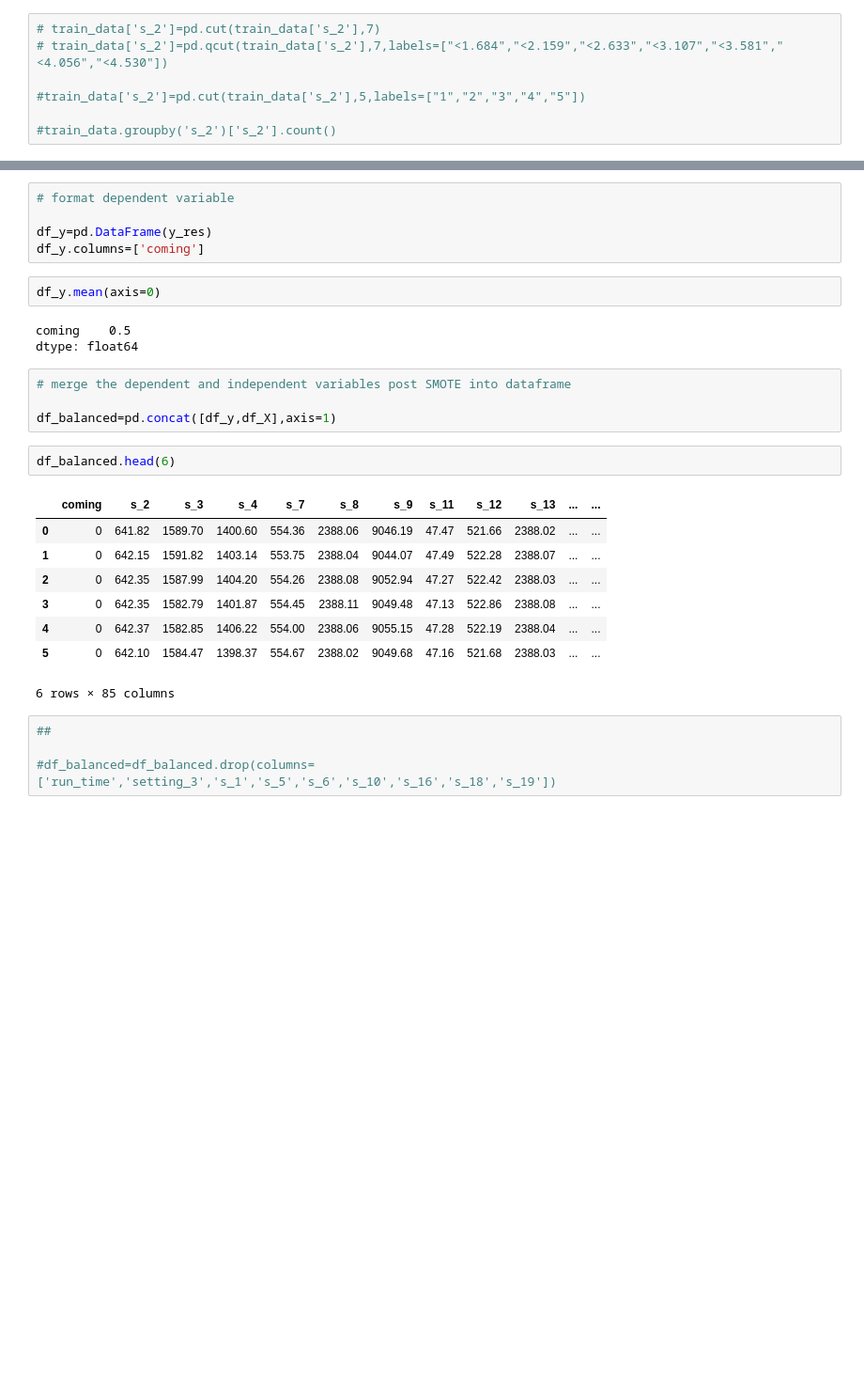
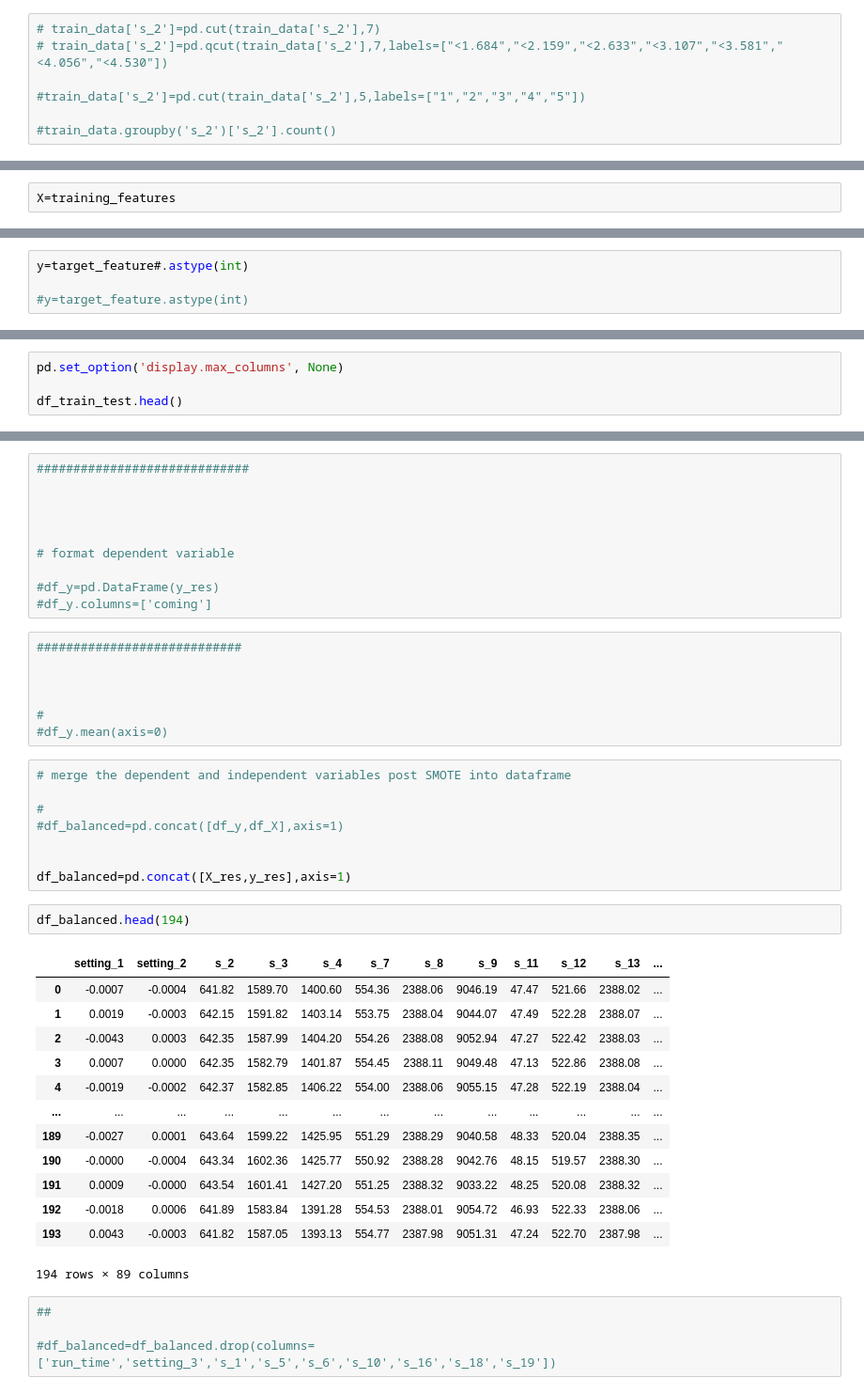
Before and after one commit to johnhhu2020/XGBoost-in-Predictive-Maintenance, a Jupyter notebook: XX%_PaperCO_MachineLearning (copy).ipynb, the cells around one changed output, grey strips where cells are left out. Shown at 94% size. Cells and saved outputs as stored; diff of their text form; blank space fills up the shorter version.

```diff
--- a/XX%_PaperCO_MachineLearning (copy).ipynb
+++ b/XX%_PaperCO_MachineLearning (copy).ipynb
@@ -675,3 +591,5 @@ Length: 84, dtype: object
+# %%
+X=training_features
 # %%
 target_feature.dtypes
 # %% [output]
@@ -684,2 +598,6 @@ y=target_feature_2.astype(int)
+# %%
+y=target_feature#.astype(int)
+
+#y=target_feature.astype(int)
 # %%
 ##
@@ -699,0 +635,4 @@ df_train_test.shape
+# %%
+pd.set_option('display.max_columns', None)
+
+df_train_test.head()
@@ -764,28 +722,44 @@ df_X.columns = ['s_2','s_3','s_4','s_7','s_8','s_9','s_11','s_12','s_13','s_14',
 # %%
+#############################
+
+
+
+
 # format dependent variable
 
-df_y=pd.DataFrame(y_res)
-df_y.columns=['coming']
+#df_y=pd.DataFrame(y_res)
+#df_y.columns=['coming']
 # %%
-df_y.mean(axis=0)
+############################
+
+
+
+#
+#df_y.mean(axis=0)
-# %% [output]
-coming    0.5
-dtype: float64
 # %%
 # merge the dependent and independent variables post SMOTE into dataframe
 
-df_balanced=pd.concat([df_y,df_X],axis=1)
+#
+#df_balanced=pd.concat([df_y,df_X],axis=1)
+
+
+df_balanced=pd.concat([X_res,y_res],axis=1)
 # %%
-df_balanced.head(6)
+df_balanced.head(194)
 # %% [output]
-|  | coming | s_2 | s_3 | s_4 | s_7 | s_8 | s_9 | s_11 | s_12 | s_13 | ... | ... |
-| 0 | 0 | 641.82 | 1589.70 | 1400.60 | 554.36 | 2388.06 | 9046.19 | 47.47 | 521.66 | 2388.02 | ... | ... |
-| 1 | 0 | 642.15 | 1591.82 | 1403.14 | 553.75 | 2388.04 | 9044.07 | 47.49 | 522.28 | 2388.07 | ... | ... |
-| 2 | 0 | 642.35 | 1587.99 | 1404.20 | 554.26 | 2388.08 | 9052.94 | 47.27 | 522.42 | 2388.03 | ... | ... |
-| 3 | 0 | 642.35 | 1582.79 | 1401.87 | 554.45 | 2388.11 | 9049.48 | 47.13 | 522.86 | 2388.08 | ... | ... |
-| 4 | 0 | 642.37 | 1582.85 | 1406.22 | 554.00 | 2388.06 | 9055.15 | 47.28 | 522.19 | 2388.04 | ... | ... |
-| 5 | 0 | 642.10 | 1584.47 | 1398.37 | 554.67 | 2388.02 | 9049.68 | 47.16 | 521.68 | 2388.03 | ... | ... |
+|  | setting_1 | setting_2 | s_2 | s_3 | s_4 | s_7 | s_8 | s_9 | s_11 | s_12 | s_13 | ... |
+| 0 | -0.0007 | -0.0004 | 641.82 | 1589.70 | 1400.60 | 554.36 | 2388.06 | 9046.19 | 47.47 | 521.66 | 2388.02 | ... |
+| 1 | 0.0019 | -0.0003 | 642.15 | 1591.82 | 1403.14 | 553.75 | 2388.04 | 9044.07 | 47.49 | 522.28 | 2388.07 | ... |
+| 2 | -0.0043 | 0.0003 | 642.35 | 1587.99 | 1404.20 | 554.26 | 2388.08 | 9052.94 | 47.27 | 522.42 | 2388.03 | ... |
+| 3 | 0.0007 | 0.0000 | 642.35 | 1582.79 | 1401.87 | 554.45 | 2388.11 | 9049.48 | 47.13 | 522.86 | 2388.08 | ... |
+| 4 | -0.0019 | -0.0002 | 642.37 | 1582.85 | 1406.22 | 554.00 | 2388.06 | 9055.15 | 47.28 | 522.19 | 2388.04 | ... |
+| ... | ... | ... | ... | ... | ... | ... | ... | ... | ... | ... | ... | ... |
+| 189 | -0.0027 | 0.0001 | 643.64 | 1599.22 | 1425.95 | 551.29 | 2388.29 | 9040.58 | 48.33 | 520.04 | 2388.35 | ... |
+| 190 | -0.0000 | -0.0004 | 643.34 | 1602.36 | 1425.77 | 550.92 | 2388.28 | 9042.76 | 48.15 | 519.57 | 2388.30 | ... |
+| 191 | 0.0009 | -0.0000 | 643.54 | 1601.41 | 1427.20 | 551.25 | 2388.32 | 9033.22 | 48.25 | 520.08 | 2388.32 | ... |
+| 192 | -0.0018 | 0.0006 | 641.89 | 1583.84 | 1391.28 | 554.53 | 2388.01 | 9054.72 | 46.93 | 522.33 | 2388.06 | ... |
+| 193 | 0.0043 | -0.0003 | 641.82 | 1587.05 | 1393.13 | 554.77 | 2387.98 | 9051.31 | 47.24 | 522.70 | 2387.98 | ... |
-6 rows × 85 columns
+194 rows × 89 columns
 # %%
 ##
 
```
Also changed, not shown: parts of 202 cells of this notebook.
